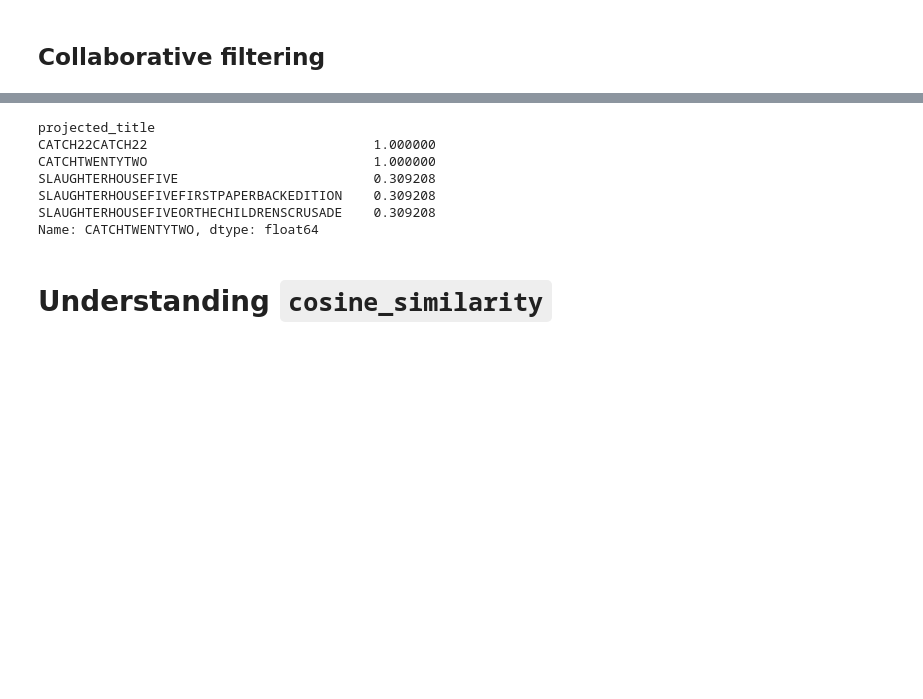
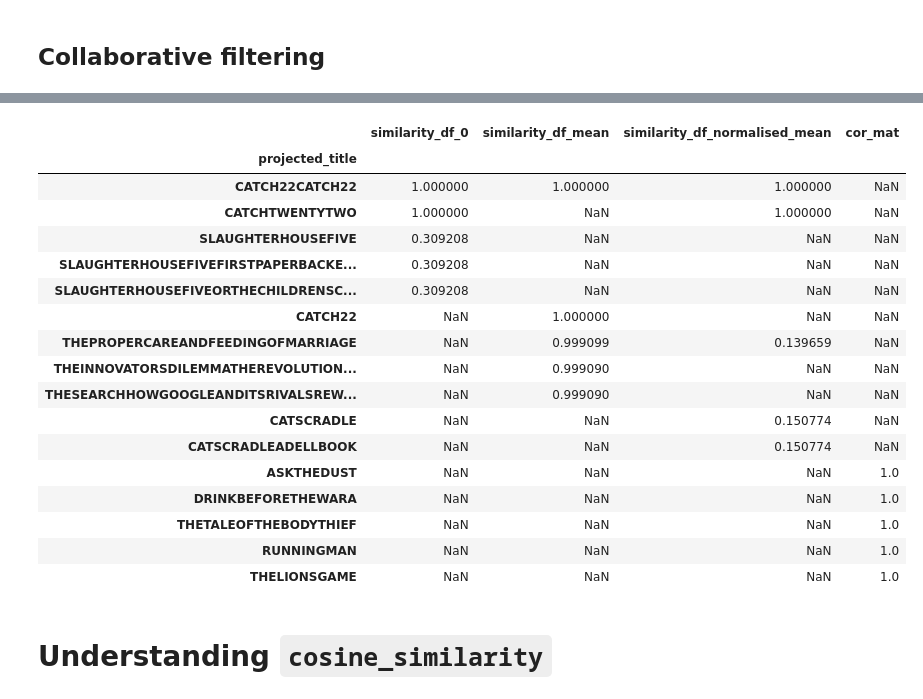
Before and after one commit to feyclan/WT_analysis, a Jupyter notebook: Recommenders.ipynb, the cells around one changed output, grey strips where cells are left out. Drawn from its saved outputs; the diff is of its cells as text; code cells hidden in the pictures; blank space fills up the shorter version.

```diff
--- a/Recommenders.ipynb
+++ b/Recommenders.ipynb
@@ -209,13 +342,24 @@ Name: ANIMALFARM, dtype: float64
 # %%
-get_similar_items("CATCHTWENTYTWO", similarity_df)
+compare("CATCHTWENTYTWO", my_sim_mats)
 # %% [output]
-projected_title
-CATCH22CATCH22                             1.000000
-CATCHTWENTYTWO                             1.000000
-SLAUGHTERHOUSEFIVE                         0.309208
-SLAUGHTERHOUSEFIVEFIRSTPAPERBACKEDITION    0.309208
-SLAUGHTERHOUSEFIVEORTHECHILDRENSCRUSADE    0.309208
-Name: CATCHTWENTYTWO, dtype: float64
+|  | similarity_df_0 | similarity_df_mean | similarity_df_normalised_mean | cor_mat |
+| projected_title |  |  |  |  |
+| CATCH22CATCH22 | 1.000000 | 1.000000 | 1.000000 | NaN |
+| CATCHTWENTYTWO | 1.000000 | NaN | 1.000000 | NaN |
+| SLAUGHTERHOUSEFIVE | 0.309208 | NaN | NaN | NaN |
+| SLAUGHTERHOUSEFIVEFIRSTPAPERBACKE... | 0.309208 | NaN | NaN | NaN |
+| SLAUGHTERHOUSEFIVEORTHECHILDRENSC... | 0.309208 | NaN | NaN | NaN |
+| CATCH22 | NaN | 1.000000 | NaN | NaN |
+| THEPROPERCAREANDFEEDINGOFMARRIAGE | NaN | 0.999099 | 0.139659 | NaN |
+| THEINNOVATORSDILEMMATHEREVOLUTION... | NaN | 0.999090 | NaN | NaN |
+| THESEARCHHOWGOOGLEANDITSRIVALSREW... | NaN | 0.999090 | NaN | NaN |
+| CATSCRADLE | NaN | NaN | 0.150774 | NaN |
+| CATSCRADLEADELLBOOK | NaN | NaN | 0.150774 | NaN |
+| ASKTHEDUST | NaN | NaN | NaN | 1.0 |
+| DRINKBEFORETHEWARA | NaN | NaN | NaN | 1.0 |
+| THETALEOFTHEBODYTHIEF | NaN | NaN | NaN | 1.0 |
+| RUNNINGMAN | NaN | NaN | NaN | 1.0 |
+| THELIONSGAME | NaN | NaN | NaN | 1.0 |
 # %% [markdown]
 # Understanding `cosine_similarity`
 # %%
```
Also changed, not shown: parts of 34 cells of this notebook.
